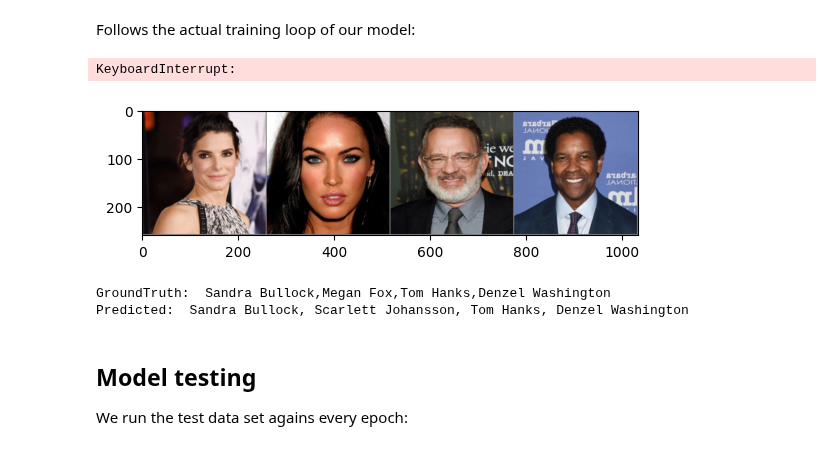
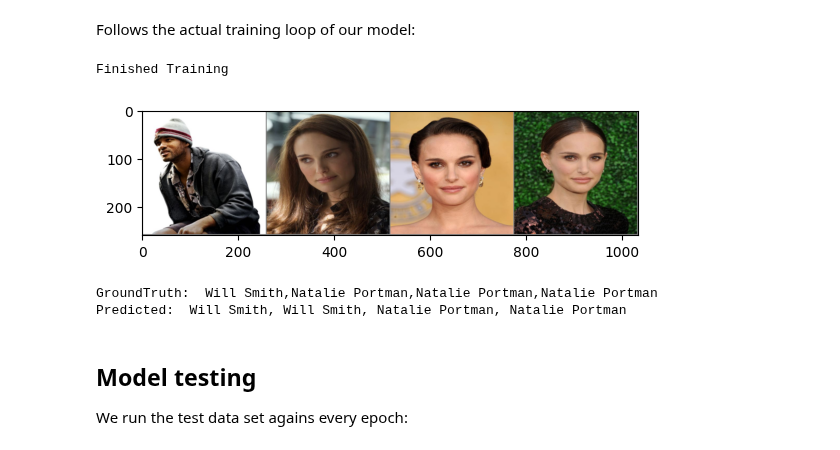
Before and after one commit to marcospampi/lab-data-mining, a Jupyter notebook: homework6/homework-colab.ipynb, the cells around one changed output. Cells and saved outputs as stored; diff of their text form; code cells hidden in the pictures.

```diff
--- a/homework6/homework-colab.ipynb
+++ b/homework6/homework-colab.ipynb
@@ -35,6 +40,7 @@ We load our environment file:
 #load_dotenv()
 #HOMEWORK_DATASET = os.getenv('HOMEWORK_DATASET')
 HOMEWORK_DATASET = "/content/drive/MyDrive/Celebrity Faces Dataset"
+SELECT_CELEBRITIES = ['Natalie Portman', 'Will Smith']
 # %% [markdown]
 ## Task 1: Train/Test splitting
 # %% [markdown]
@@ -112,6 +118,13 @@ class PandasDataset(Dataset):
         return self.full_labels()['encoded_label'].values
     def label_names(self):
         return self.full_labels()['label'].values
+    def select_labels(self, labels: list[str] = None, encoded_labels: list[int] = None):
+        if labels is not None:
+            df = self.df[self.df['label'].isin(labels)]
+        else:
+            df = self.df[self.df['encoded_label'].isin(encoded_labels)]
+        df['encoded_label'] = LabelEncoder().fit_transform(df['label'])
+        return PandasDataset(df, transforms=self.transforms, rng = self.rng)
 # %% [markdown]
 Thus we can initialize our data as follow:
 
@@ -128,7 +141,15 @@ transformations = transforms.Compose([
 
 batch_size = 4
 
-train_set, test_set = PandasDataset(HOMEWORK_DATASET, transforms=transformations, rng=np.random.default_rng(0xdeadbeef)).split()
+train_set, test_set = (
+    PandasDataset(
+        HOMEWORK_DATASET,
+        transforms=transformations,
+        rng=np.random.default_rng(0xdeadbeef)
+    )
+    .select_labels(SELECT_CELEBRITIES)
+    .split()
+)
 
 train_loader = torch.utils.data.DataLoader(train_set, batch_size, shuffle=True, num_workers=0)
 test_loader = torch.utils.data.DataLoader(test_set, batch_size, shuffle=True, num_workers=0)
@@ -175,8 +202,8 @@ class Net(nn.Module):
 
         self.fc1 = nn.Linear(128 * 16 * 16, 256)
         self.fc2 = nn.Linear(256, 128)
-        self.fc3 = nn.Linear(128, 64)
-        self.fc4 = nn.Linear(64, len(label_names))
+        #self.fc3 = nn.Linear(128, 64)
+        self.fc4 = nn.Linear(128, len(label_names))
 
     def forward(self, x):
         x = self.pool(F.relu(self.conv1(x)))  # 256 -> 128
@@ -186,7 +213,7 @@ class Net(nn.Module):
         x = torch.flatten(x, 1)
         x = F.relu(self.fc1(x))
         x = F.relu(self.fc2(x))
-        x = F.relu(self.fc3(x))
+        #x = F.relu(self.fc3(x))
         x = self.fc4(x)
         return x
 
@@ -222,7 +240,7 @@ from copy import deepcopy
 
 
 history = []
-for epoch in range(2):  # loop over the dataset multiple times
+for epoch in range(20):  # loop over the dataset multiple times
 
     running_loss = 0.0
     for i, data in enumerate(train_loader, 0):
@@ -246,23 +264,23 @@ for epoch in range(2):  # loop over the dataset multiple times
 
 print('Finished Training')
 # %% [output]
-KeyboardInterrupt:
+Finished Training
 # %%
 dataiter = iter(test_loader)
 images, labels = next(dataiter)
 
 # print images
 imshow(torchvision.utils.make_grid(images))
 print('GroundTruth: ', ','.join(f'{label_names[labels[j]]:5s}' for j in range(batch_size)))
-outputs = net(images)
+outputs = net(images.to(device))
 _, predicted = torch.max(outputs, 1)
 
 print('Predicted: ', ', '.join(f'{label_names[predicted[j]]:5s}'
                               for j in range(batch_size)))
 # %% [output]
-[figure, old version]
+[figure, new version]
-GroundTruth:  Sandra Bullock,Megan Fox,Tom Hanks,Denzel Washington
-Predicted:  Sandra Bullock, Scarlett Johansson, Tom Hanks, Denzel Washington
+GroundTruth:  Will Smith,Natalie Portman,Natalie Portman,Natalie Portman
+Predicted:  Will Smith, Will Smith, Natalie Portman, Natalie Portman
 # %% [markdown]
 ## Model testing
 We run the test data set agains every epoch:
```
Also changed, not shown: parts of 8 cells of this notebook.
